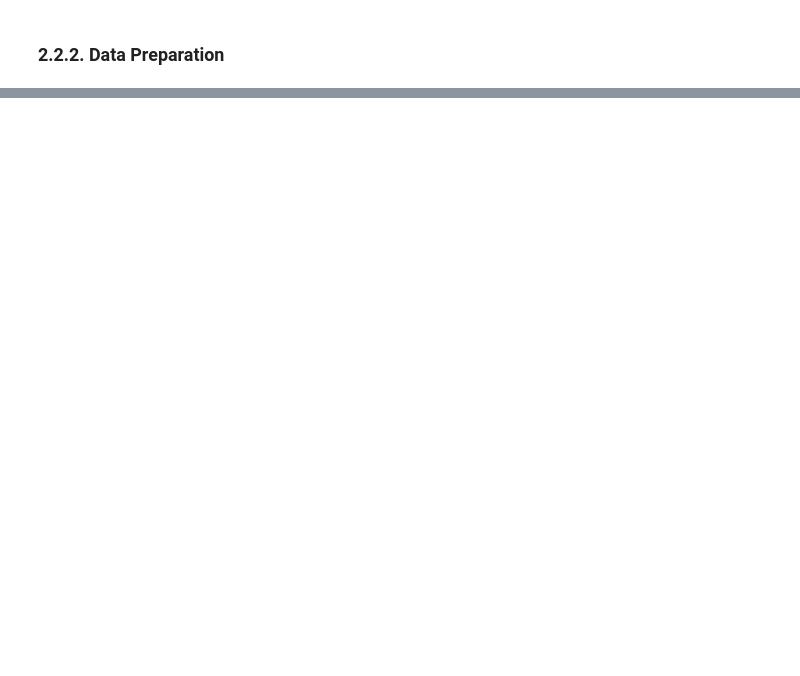
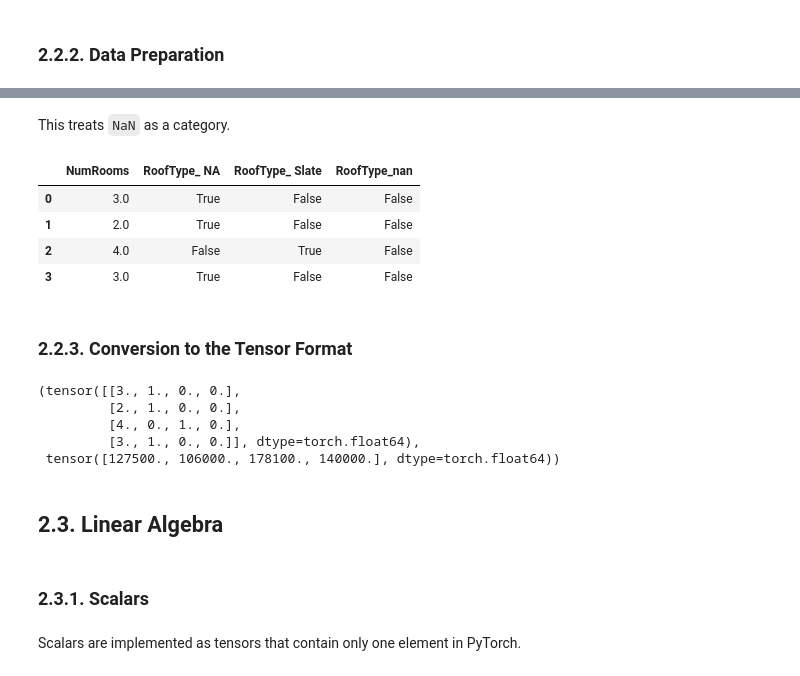
Before and after one commit to lblogan14/Dive_into_Deep_learning, a Jupyter notebook: notebooks/Ch02_Preliminaries.ipynb, the cells around one changed output, grey strips where cells are left out. Drawn from its saved outputs; the diff is of its cells as text; code cells hidden in the pictures; blank space fills up the shorter version.

```diff
--- a/notebooks/Ch02_Preliminaries.ipynb
+++ b/notebooks/Ch02_Preliminaries.ipynb
@@ -338,0 +364,31 @@ print(data)
+# %% [markdown]
+This treats `NaN` as a category.
+# %%
+# replacement heuristics for NA
+inputs = inputs.fillna(inputs.mean())
+inputs
+# %% [output]
+|  | NumRooms | RoofType_ NA | RoofType_ Slate | RoofType_nan |
+| 0 | 3.0 | True | False | False |
+| 1 | 2.0 | True | False | False |
+| 2 | 4.0 | False | True | False |
+| 3 | 3.0 | True | False | False |
+# %% [markdown]
+### 2.2.3. Conversion to the Tensor Format
+# %%
+# convert inputs and targets to tensors once they are all numerical
+X = torch.tensor(inputs.to_numpy(dtype=float))
+y = torch.tensor(targets.to_numpy(dtype=float))
+X, y
+# %% [output]
+(tensor([[3., 1., 0., 0.],
+         [2., 1., 0., 0.],
+         [4., 0., 1., 0.],
+         [3., 1., 0., 0.]], dtype=torch.float64),
+ tensor([127500., 106000., 178100., 140000.], dtype=torch.float64))
+# %% [markdown]
+## 2.3. Linear Algebra
+# %% [markdown]
+### 2.3.1. Scalars
+# %% [markdown]
+Scalars are implemented as tensors that contain only one element in PyTorch.
```
Also changed, not shown: parts of 77 cells of this notebook, 1 other file.
